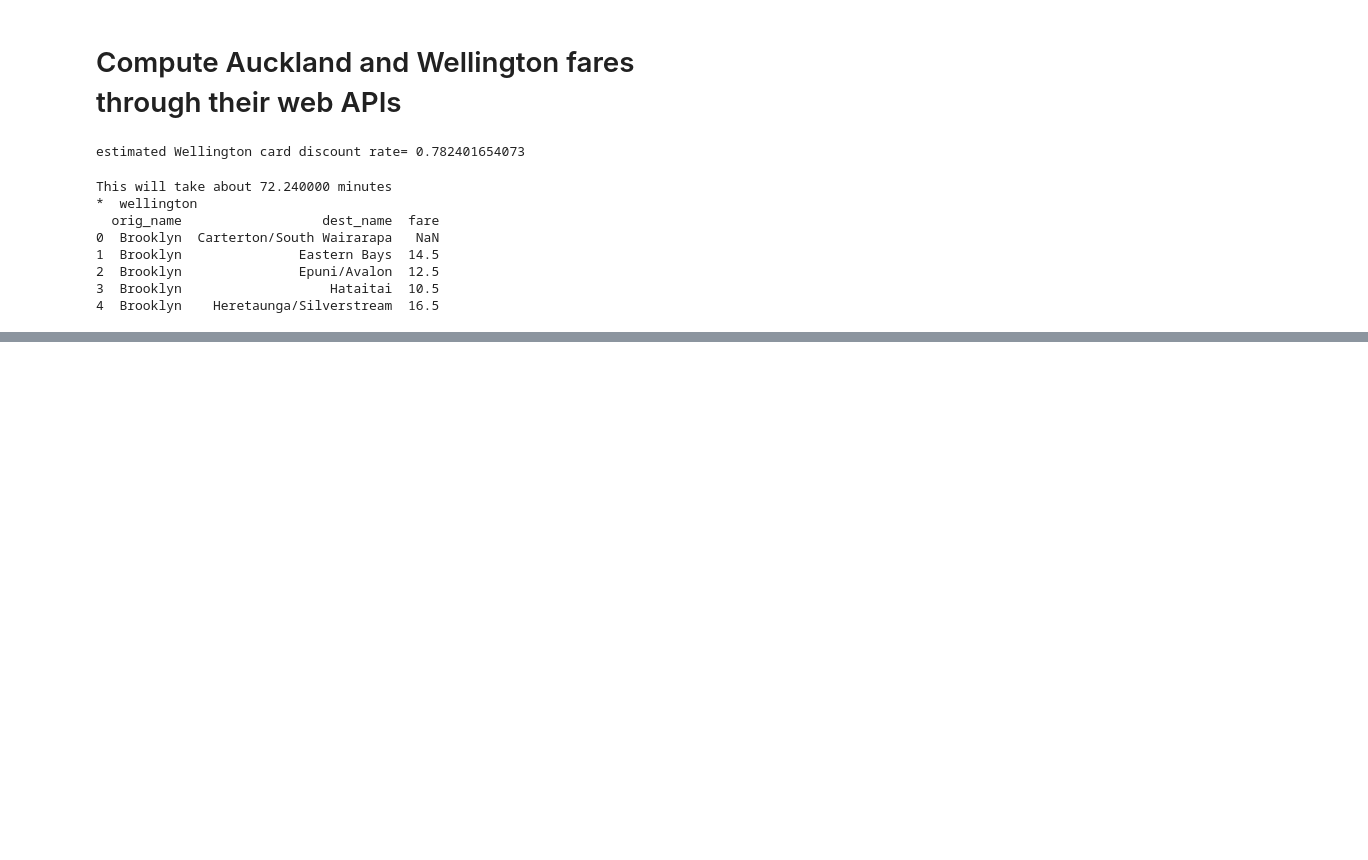
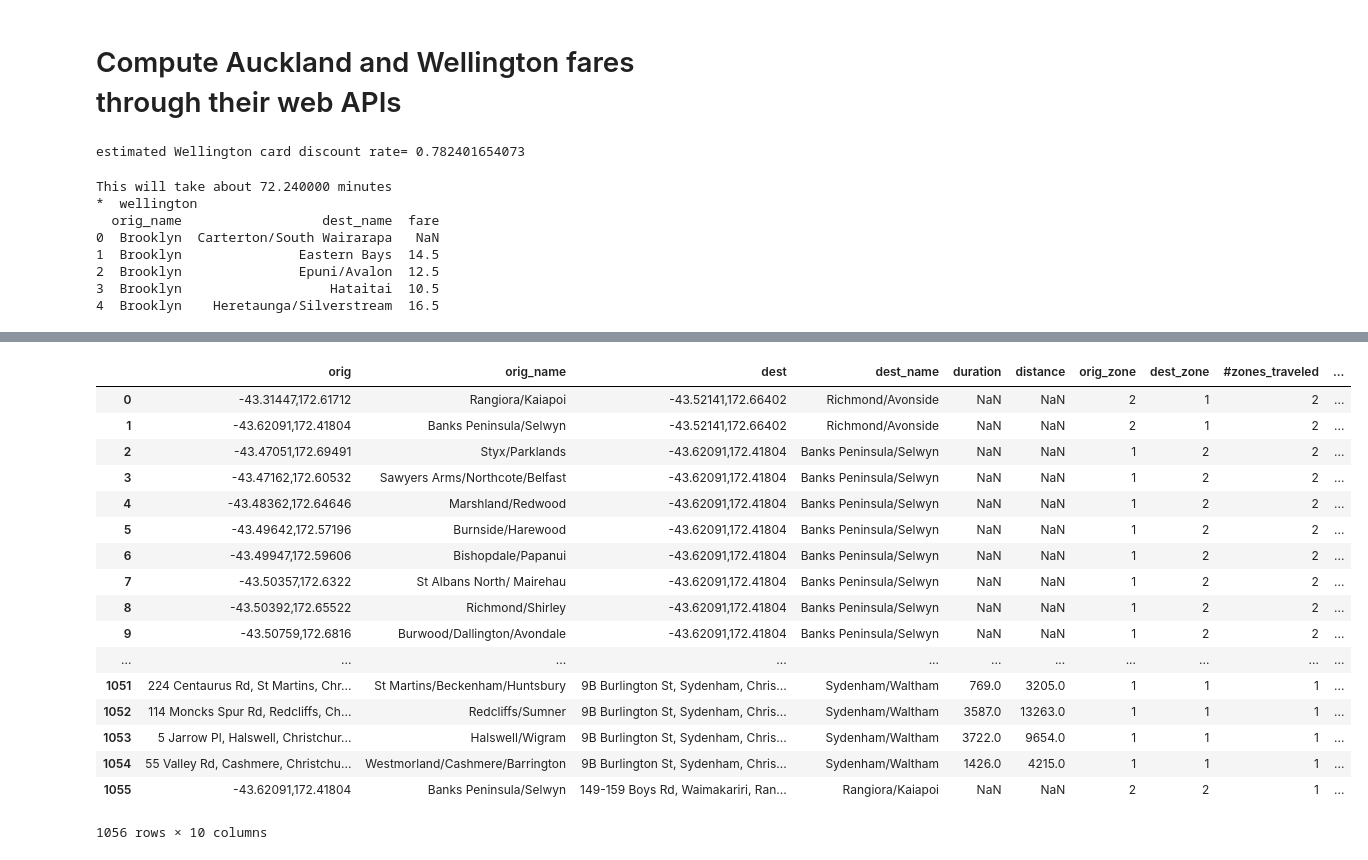
Before and after one commit to araichev/affordability_nz, a Jupyter notebook: ipynb/transit_costs.ipynb, the cells around one changed output, grey strips where cells are left out. Saved outputs shown, nothing was run; the diff lists cells and outputs as text; code cells hidden in the pictures; blank space fills up the shorter version.

Commit message:
Estimated Canterbury transit costs

```diff
--- a/ipynb/transit_costs.ipynb
+++ b/ipynb/transit_costs.ipynb
@@ -241,0 +235,48 @@ g.to_csv(str(path), index=False)
+# %%
+# Fares
+fares = pd.DataFrame([[1, 2.55], [2, 3.75]], columns=['#zones_traveled', 'card_fare'])
+fares
+
+# Zones
+path = DATA_DIR/'canterbury'/'fare_zones.geojson'
+zones = gpd.read_file(str(path))
+zones
+
+# Attach zones to rental points
+path = DATA_DIR/'canterbury'/'rental_points.geojson'
+rp = gpd.read_file(str(path))
+g = gpd.sjoin(rp, zones, op='within')
+g = g[['rental_area', 'zone']].copy()
+g.head()
+
+# Compute origin and destination zones
+path = DATA_DIR/'canterbury'/'commutes_transit.csv'
+f = pd.read_csv(path)
+f = f.merge(g.rename(columns={'rental_area': 'orig_name', 'zone': 'orig_zone'}))
+f = f.merge(g.rename(columns={'rental_area': 'dest_name', 'zone': 'dest_zone'}))
+
+# Compute #zones traveled, then card fare, nullifying fares for which there is no transit distance
+f['#zones_traveled'] = abs(f['orig_zone'] - f['dest_zone']) + 1
+f = f.merge(fares)
+cond = f['distance'].isnull()
+f.loc[cond, 'card_fare'] = np.nan
+f
+# %% [output]
+|  | orig | orig_name | dest | dest_name | duration | distance | orig_zone | dest_zone | #zones_traveled | ... |
+| 0 | -43.31447,172.61712 | Rangiora/Kaiapoi | -43.52141,172.66402 | Richmond/Avonside | NaN | NaN | 2 | 1 | 2 | ... |
+| 1 | -43.62091,172.41804 | Banks Peninsula/Selwyn | -43.52141,172.66402 | Richmond/Avonside | NaN | NaN | 2 | 1 | 2 | ... |
+| 2 | -43.47051,172.69491 | Styx/Parklands | -43.62091,172.41804 | Banks Peninsula/Selwyn | NaN | NaN | 1 | 2 | 2 | ... |
+| 3 | -43.47162,172.60532 | Sawyers Arms/Northcote/Belfast | -43.62091,172.41804 | Banks Peninsula/Selwyn | NaN | NaN | 1 | 2 | 2 | ... |
+| 4 | -43.48362,172.64646 | Marshland/Redwood | -43.62091,172.41804 | Banks Peninsula/Selwyn | NaN | NaN | 1 | 2 | 2 | ... |
+| 5 | -43.49642,172.57196 | Burnside/Harewood | -43.62091,172.41804 | Banks Peninsula/Selwyn | NaN | NaN | 1 | 2 | 2 | ... |
+| 6 | -43.49947,172.59606 | Bishopdale/Papanui | -43.62091,172.41804 | Banks Peninsula/Selwyn | NaN | NaN | 1 | 2 | 2 | ... |
+| 7 | -43.50357,172.6322 | St Albans North/ Mairehau | -43.62091,172.41804 | Banks Peninsula/Selwyn | NaN | NaN | 1 | 2 | 2 | ... |
+| 8 | -43.50392,172.65522 | Richmond/Shirley | -43.62091,172.41804 | Banks Peninsula/Selwyn | NaN | NaN | 1 | 2 | 2 | ... |
+| 9 | -43.50759,172.6816 | Burwood/Dallington/Avondale | -43.62091,172.41804 | Banks Peninsula/Selwyn | NaN | NaN | 1 | 2 | 2 | ... |
+| ... | ... | ... | ... | ... | ... | ... | ... | ... | ... | ... |
+| 1051 | 224 Centaurus Rd, St Martins, Chr... | St Martins/Beckenham/Huntsbury | 9B Burlington St, Sydenham, Chris... | Sydenham/Waltham | 769.0 | 3205.0 | 1 | 1 | 1 | ... |
+| 1052 | 114 Moncks Spur Rd, Redcliffs, Ch... | Redcliffs/Sumner | 9B Burlington St, Sydenham, Chris... | Sydenham/Waltham | 3587.0 | 13263.0 | 1 | 1 | 1 | ... |
+| 1053 | 5 Jarrow Pl, Halswell, Christchur... | Halswell/Wigram | 9B Burlington St, Sydenham, Chris... | Sydenham/Waltham | 3722.0 | 9654.0 | 1 | 1 | 1 | ... |
+| 1054 | 55 Valley Rd, Cashmere, Christchu... | Westmorland/Cashmere/Barrington | 9B Burlington St, Sydenham, Chris... | Sydenham/Waltham | 1426.0 | 4215.0 | 1 | 1 | 1 | ... |
+| 1055 | -43.62091,172.41804 | Banks Peninsula/Selwyn | 149-159 Boys Rd, Waimakariri, Ran... | Rangiora/Kaiapoi | NaN | NaN | 2 | 2 | 1 | ... |
+1056 rows × 10 columns
```
Also changed, not shown: parts of 3 cells of this notebook, 2 other files.
